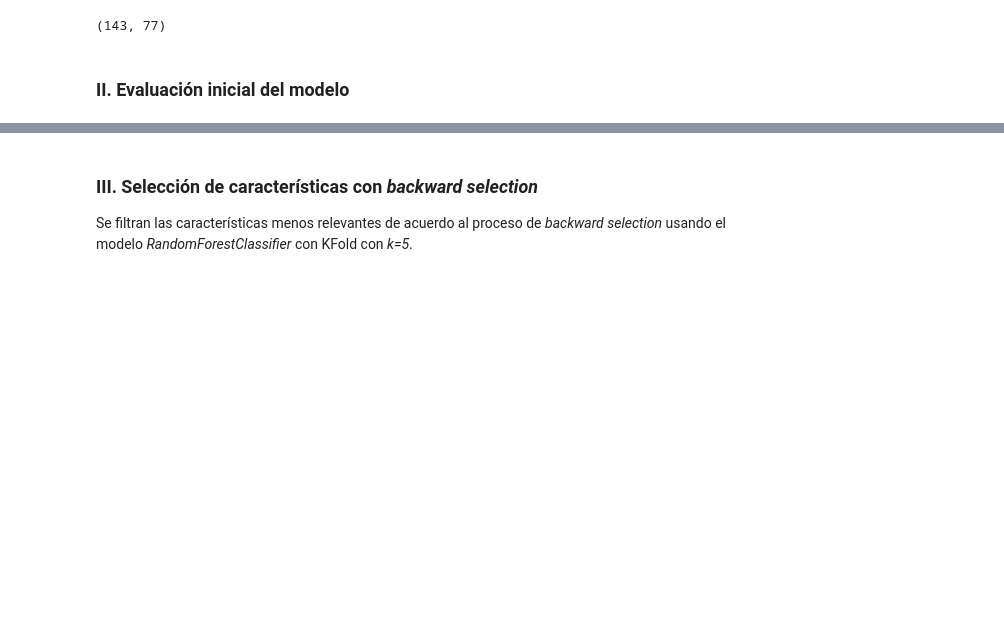
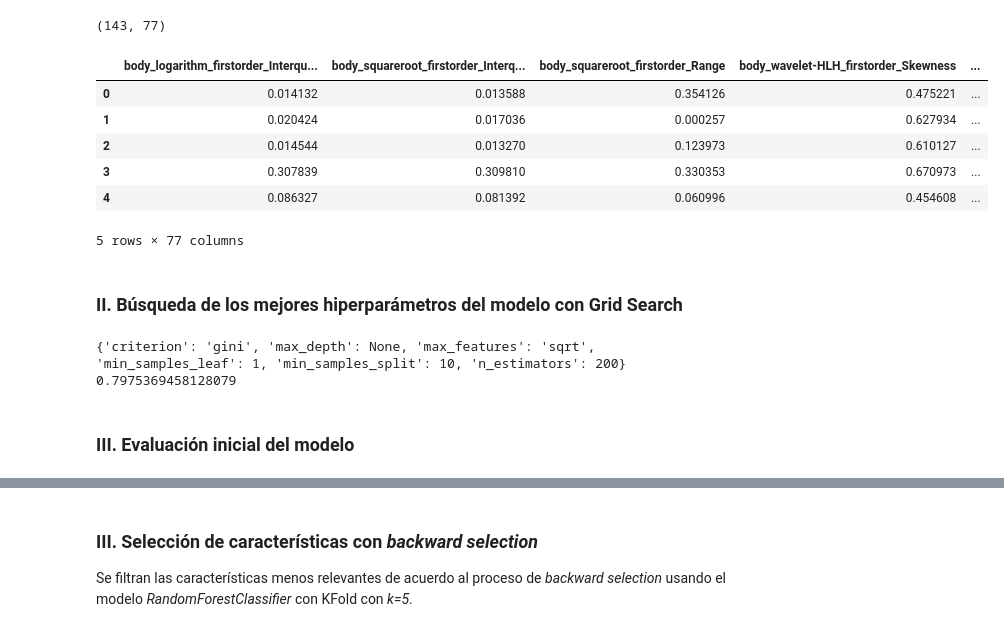
Before and after one commit to jmsaavedrar/pet_ct, a Jupyter notebook: radiometrics_stanford_analysis.ipynb, the cells around one changed output, grey strips where cells are left out. Saved outputs shown, nothing was run; the diff lists cells and outputs as text; code cells hidden in the pictures; blank space fills up the shorter version.

Commit message:
Implementing Gridsearch for best hiperparameters of RandomForest

```diff
--- a/radiometrics_stanford_analysis.ipynb
+++ b/radiometrics_stanford_analysis.ipynb
@@ -209,3 +221,15 @@ X = pd.DataFrame(scaler.fit_transform(X_filtered_percentile), columns=X_filtered
 print(X.shape)
 # %% [output]
 (143, 77)
+# %%
+X.head()
+# %% [output]
+|  | body_logarithm_firstorder_Interqu... | body_squareroot_firstorder_Interq... | body_squareroot_firstorder_Range | body_wavelet-HLH_firstorder_Skewness | ... |
+| 0 | 0.014132 | 0.013588 | 0.354126 | 0.475221 | ... |
+| 1 | 0.020424 | 0.017036 | 0.000257 | 0.627934 | ... |
+| 2 | 0.014544 | 0.013270 | 0.123973 | 0.610127 | ... |
+| 3 | 0.307839 | 0.309810 | 0.330353 | 0.670973 | ... |
+| 4 | 0.086327 | 0.081392 | 0.060996 | 0.454608 | ... |
+5 rows × 77 columns
+# %% [markdown]
+### II. Búsqueda de los mejores hiperparámetros del modelo con Grid Search
@@ -212,5 +257,11 @@ print(X.shape)
+# %%
+print(best_params)
+print(clf.best_score_)
+# %% [output]
+{'criterion': 'gini', 'max_depth': None, 'max_features': 'sqrt', 'min_samples_leaf': 1, 'min_samples_split': 10, 'n_estimators': 200}
+0.7975369458128079
 # %% [markdown]
-### II. Evaluación inicial del modelo
+### III. Evaluación inicial del modelo
 # %%
 # Number of folds for cross-validation
 k_folds = 3
```
Also changed, not shown: parts of 8 cells of this notebook, 5 other files.
